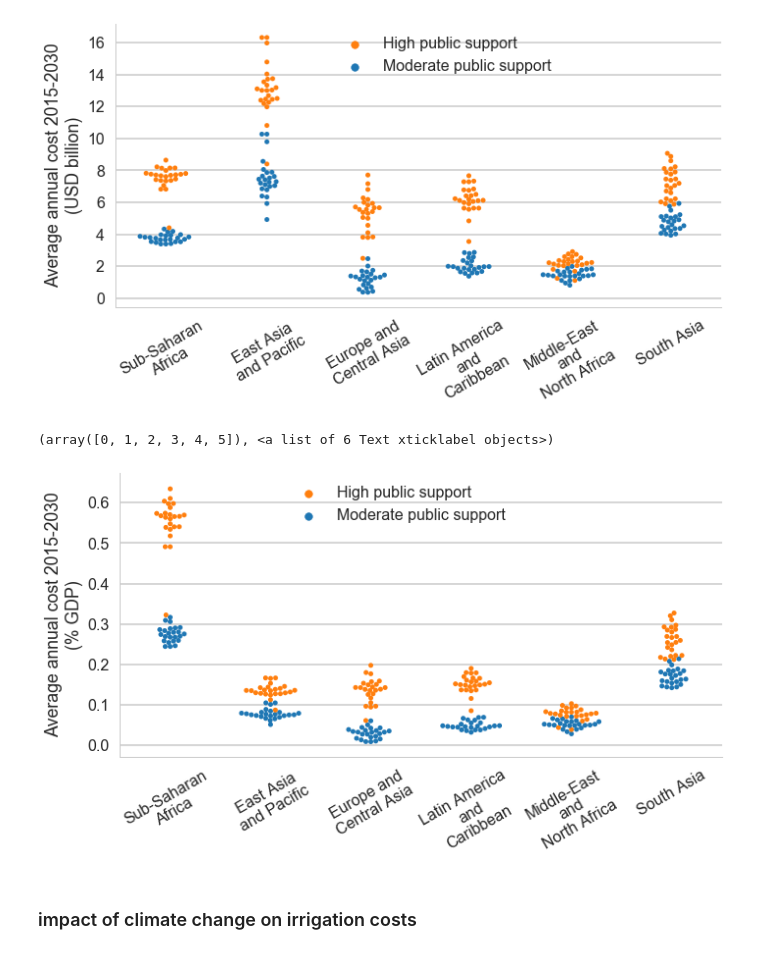
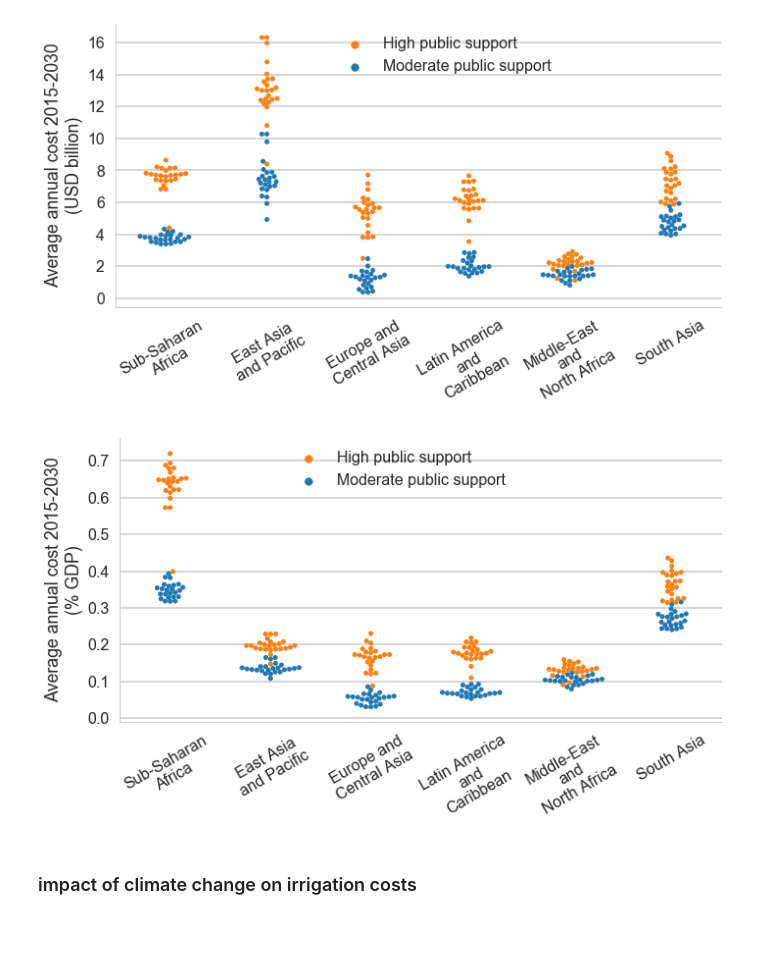
Before and after one commit to julierozenberg/infra_needs_analyses, a Jupyter notebook: iiasa_irrigation.ipynb, the cells around one changed output. Cells and saved outputs as stored; diff of their text form; code cells hidden in the pictures.

```diff
--- a/iiasa_irrigation.ipynb
+++ b/iiasa_irrigation.ipynb
@@ -320,36 +399,38 @@ plt.xticks(rotation=30)
 # %%
 toplot = costs_region_over_gdp.drop(['Region AFR MaxInvest',\
        'Region EAP MaxInvest', 'Region ECA MaxInvest',\
        'Region LCR MaxInvest', 'Region MNA MaxInvest',\
        'Region SAR MaxInvest'],level="Sensitivity").drop("ZeroInvest",level="InvestmentType")
-toplot = toplot.unstack("Item").drop(["TOT",'DEPRECIATION'],axis=1).sum(axis=1)
-toplot = toplot.reset_index().rename(columns={0:"percent2"})
+toplot = toplot.unstack("Item")["TOT"]
+toplot = toplot.reset_index()
 toplot = toplot.loc[(toplot.Year==2030),:]
 
 #toplot['InvestmentType'] = toplot.InvestmentType.rename({"Invest":"Medium investment"})
 
-toplot['percent2'] = 100*toplot['percent2']
+toplot['TOT'] = 100*toplot['TOT']
 
 toplot["InvestmentType"] = toplot["InvestmentType"].replace({"Invest":"Moderate public support","MaxInvest":"High public support"})
 
 toplot['Region'] = toplot.Region.replace({"EAP":"East Asia\nand Pacific",
                                              "ECA":"Europe and\nCentral Asia",
                                              "LCR":"Latin America\nand\nCaribbean",
                                              "MNA":"Middle-East\nand\nNorth Africa",
                                              "SAR":"South Asia",
                                              "AFR":"Sub-Saharan\nAfrica",
                                              "YHI":"High income"})
 
-g = sns.factorplot(x='Region',y='percent2', hue= 'InvestmentType', data=toplot, kind="swarm",\
+g = sns.factorplot(x='Region',y='TOT', hue= 'InvestmentType', data=toplot, kind="swarm",\
                    dodge=False, size=6, aspect=1.7,\
                   legend=False)#,join=False, ci="sd")
 
 g.set_axis_labels("", "Average annual cost 2015-2030\n(% GDP)")
 g.add_legend(title="",bbox_to_anchor=(0.5, 0.85), borderaxespad=0.)
 plt.xticks(rotation=30)
+
+plt.savefig("irrigation_by_region.png",ddpi=300,bbox_inches="tight")
+plt.savefig("irrigation_by_region.pdf")
 # %% [output]
-(array([0, 1, 2, 3, 4, 5]), <a list of 6 Text xticklabel objects>)
-[figure, old version]
+[figure, new version]
 # %% [markdown]
 ### impact of climate change on irrigation costs
 # %%
```
Also changed, not shown: parts of 15 cells of this notebook.
